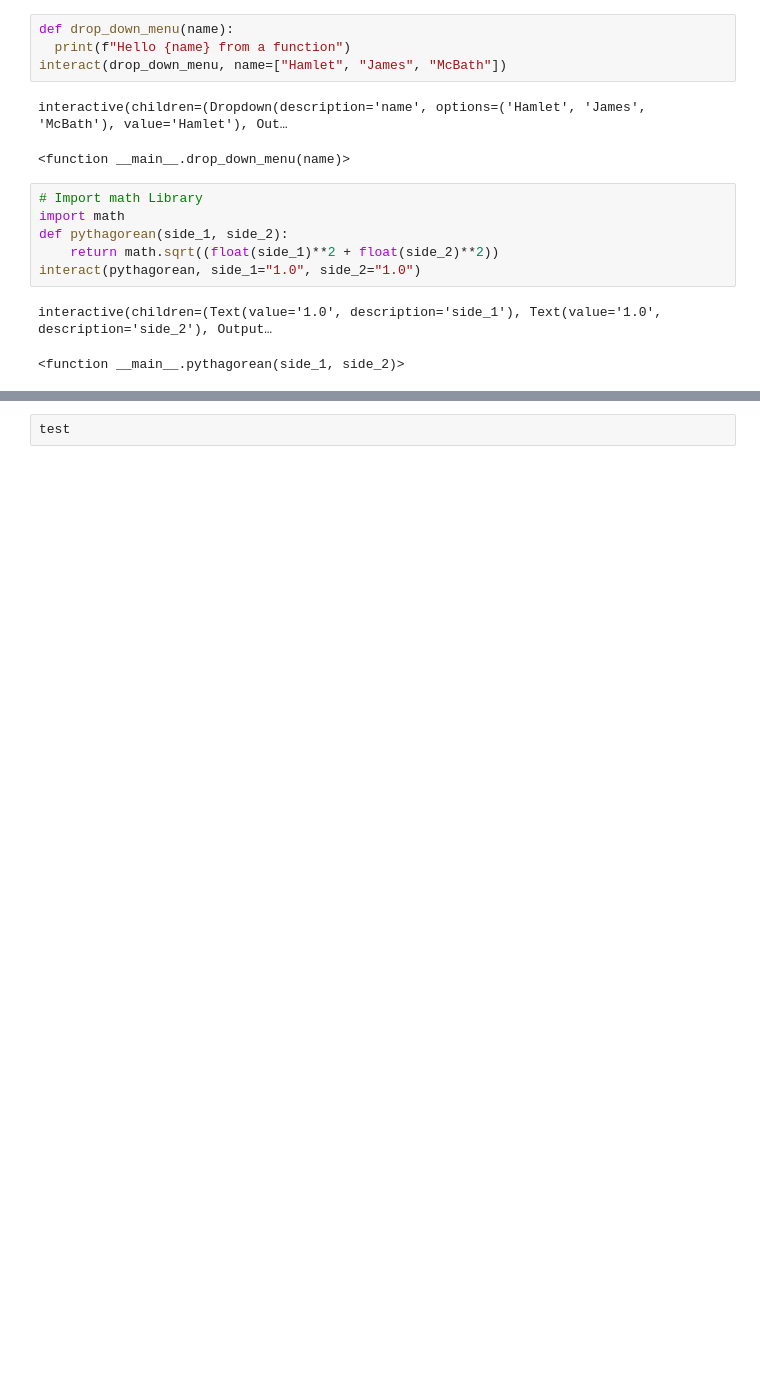
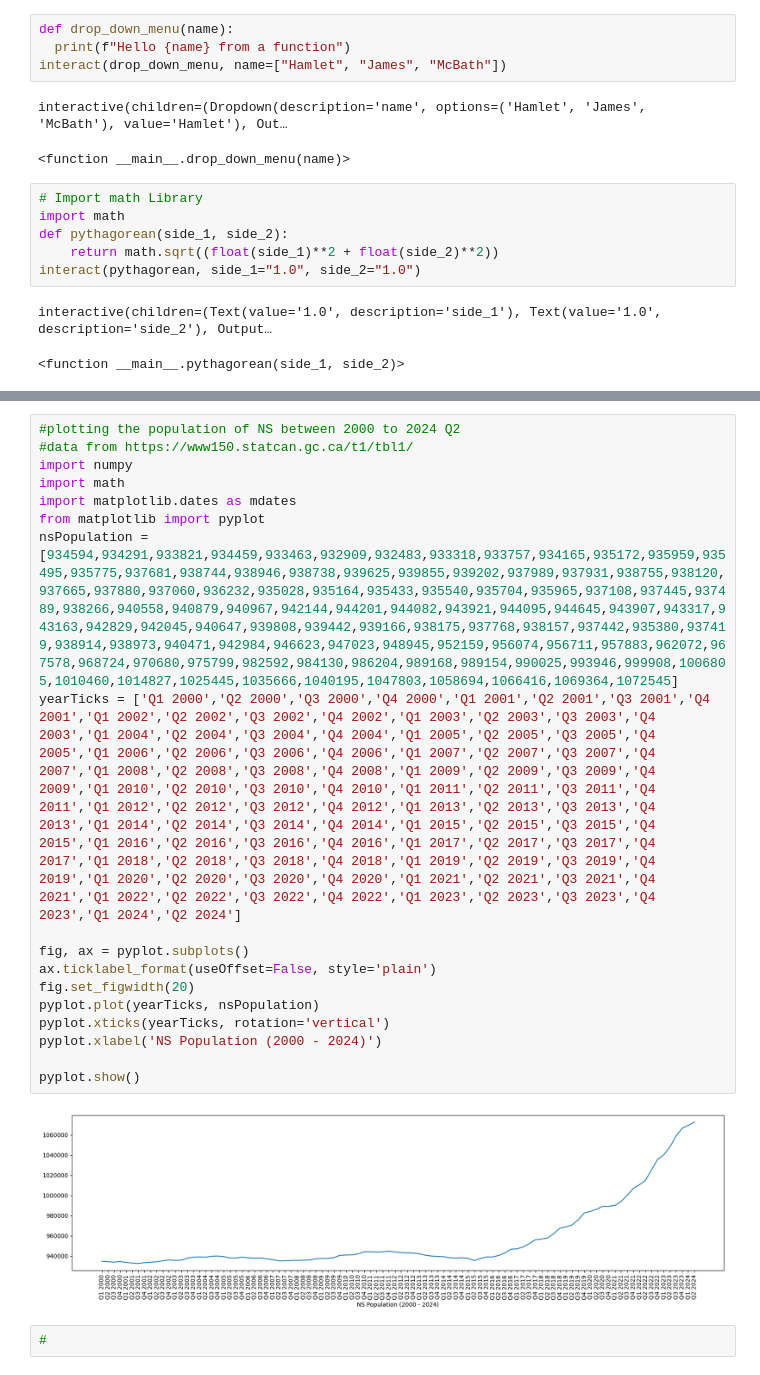
Before and after one commit to hamletnscc/prog5015_20240909, a Jupyter notebook: prog5015Week1.ipynb, the cells around one changed output, grey strips where cells are left out. Drawn from its saved outputs; the diff is of its cells as text; blank space fills up the shorter version.

```diff
--- a/prog5015Week1.ipynb
+++ b/prog5015Week1.ipynb
@@ -177,2 +180,22 @@ interactive(children=(FloatSlider(value=8.0, description='freq', max=24.0, min=-
 # %%
-test
+#plotting the population of NS between 2000 to 2024 Q2
+#data from https://www150.statcan.gc.ca/t1/tbl1/
+import numpy
+import math
+import matplotlib.dates as mdates
+from matplotlib import pyplot
+nsPopulation = [934594,934291,933821,934459,933463,932909,932483,933318,933757,934165,935172,935959,935495,935775,937681,938744,938946,938738,939625,939855,939202,937989,937931,938755,938120,937665,937880,937060,936232,935028,935164,935433,935540,935704,935965,937108,937445,937489,938266,940558,940879,940967,942144,944201,944082,943921,944095,944645,943907,943317,943163,942829,942045,940647,939808,939442,939166,938175,937768,938157,937442,935380,937419,938914,938973,940471,942984,946623,947023,948945,952159,956074,956711,957883,962072,967578,968724,970680,975799,982592,984130,986204,989168,989154,990025,993946,999908,1006805,1010460,1014827,1025445,1035666,1040195,1047803,1058694,1066416,1069364,1072545]
+yearTicks = ['Q1 2000','Q2 2000','Q3 2000','Q4 2000','Q1 2001','Q2 2001','Q3 2001','Q4 2001','Q1 2002','Q2 2002','Q3 2002','Q4 2002','Q1 2003','Q2 2003','Q3 2003','Q4 2003','Q1 2004','Q2 2004','Q3 2004','Q4 2004','Q1 2005','Q2 2005','Q3 2005','Q4 2005','Q1 2006','Q2 2006','Q3 2006','Q4 2006','Q1 2007','Q2 2007','Q3 2007','Q4 2007','Q1 2008','Q2 2008','Q3 2008','Q4 2008','Q1 2009','Q2 2009','Q3 2009','Q4 2009','Q1 2010','Q2 2010','Q3 2010','Q4 2010','Q1 2011','Q2 2011','Q3 2011','Q4 2011','Q1 2012','Q2 2012','Q3 2012','Q4 2012','Q1 2013','Q2 2013','Q3 2013','Q4 2013','Q1 2014','Q2 2014','Q3 2014','Q4 2014','Q1 2015','Q2 2015','Q3 2015','Q4 2015','Q1 2016','Q2 2016','Q3 2016','Q4 2016','Q1 2017','Q2 2017','Q3 2017','Q4 2017','Q1 2018','Q2 2018','Q3 2018','Q4 2018','Q1 2019','Q2 2019','Q3 2019','Q4 2019','Q1 2020','Q2 2020','Q3 2020','Q4 2020','Q1 2021','Q2 2021','Q3 2021','Q4 2021','Q1 2022','Q2 2022','Q3 2022','Q4 2022','Q1 2023','Q2 2023','Q3 2023','Q4 2023','Q1 2024','Q2 2024']
+
+fig, ax = pyplot.subplots()
+ax.ticklabel_format(useOffset=False, style='plain')
+fig.set_figwidth(20)
+pyplot.plot(yearTicks, nsPopulation)
+pyplot.xticks(yearTicks, rotation='vertical')
+pyplot.xlabel('NS Population (2000 - 2024)')
+
+pyplot.show()
+# %% [output]
+[figure, added]
+# %%
+#
```
Also changed, not shown: parts of 2 cells of this notebook.
